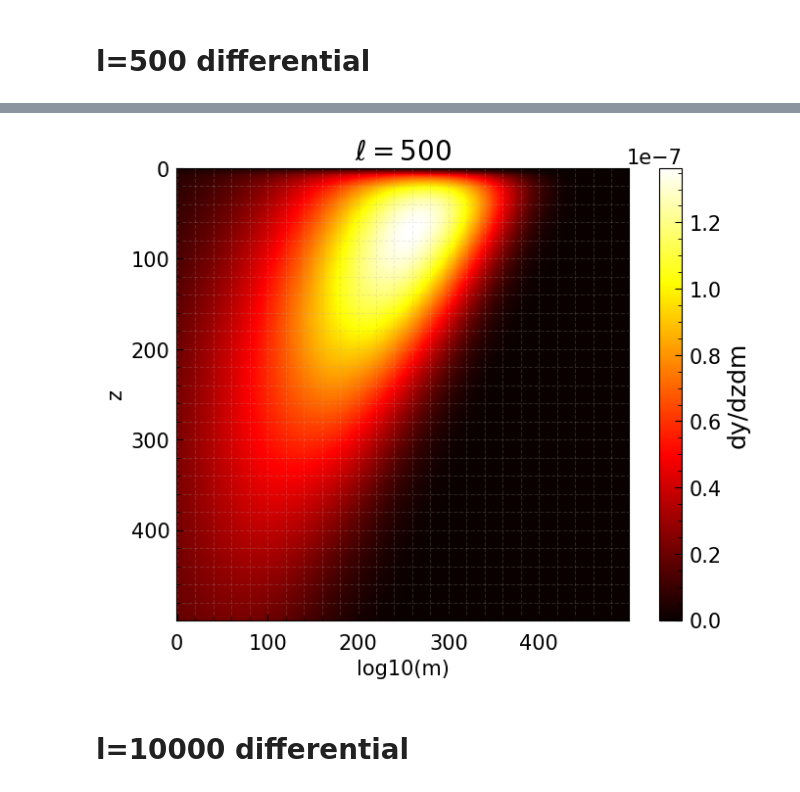
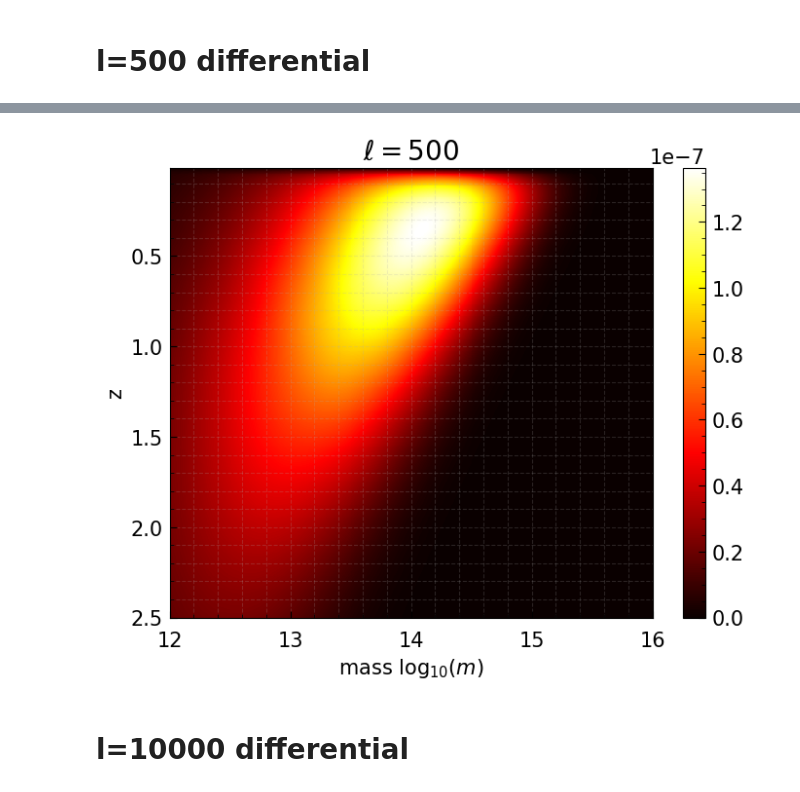
Before and after one commit to CLASS-SZ/notebooks, a Jupyter notebook: class_sz_mean_y.ipynb, the cells around one changed output, grey strips where cells are left out. Drawn from its saved outputs; the diff is of its cells as text; code cells hidden in the pictures.

Commit message:
correct labels

```diff
--- a/class_sz_mean_y.ipynb
+++ b/class_sz_mean_y.ipynb
@@ -218,14 +221,16 @@ Wall time: 2.82 s
 # %%
-im = plt.imshow(dydzdm_2d, cmap='hot', interpolation='nearest')
+im = plt.imshow(dydzdm_2d, cmap='hot', interpolation='nearest',
+                extent = [12,16,z_array_2d[-1],z_array_2d[0]],
+                aspect='auto')
 cbar = plt.colorbar(im) # adding the colobar on the right
-cbar.set_label('dy/dzdm',size=18)
-plt.xlabel('log10(m)')
+plt.xlabel('mass $\mathrm{log}_{10}(m)$')
+plt.ylabel('redshift $z$')
 plt.ylabel('z')
 # plt.show()
 plt.title('$\ell = 500$')
 plt.savefig('figures/dy500dzdlnm_heatmap.pdf')
 # %% [output]
-[figure, old version]
+[figure, new version]
 # %% [markdown]
 # l=10000 differential
 # %%
```
Also changed, not shown: parts of 7 cells of this notebook, 1 other file.
